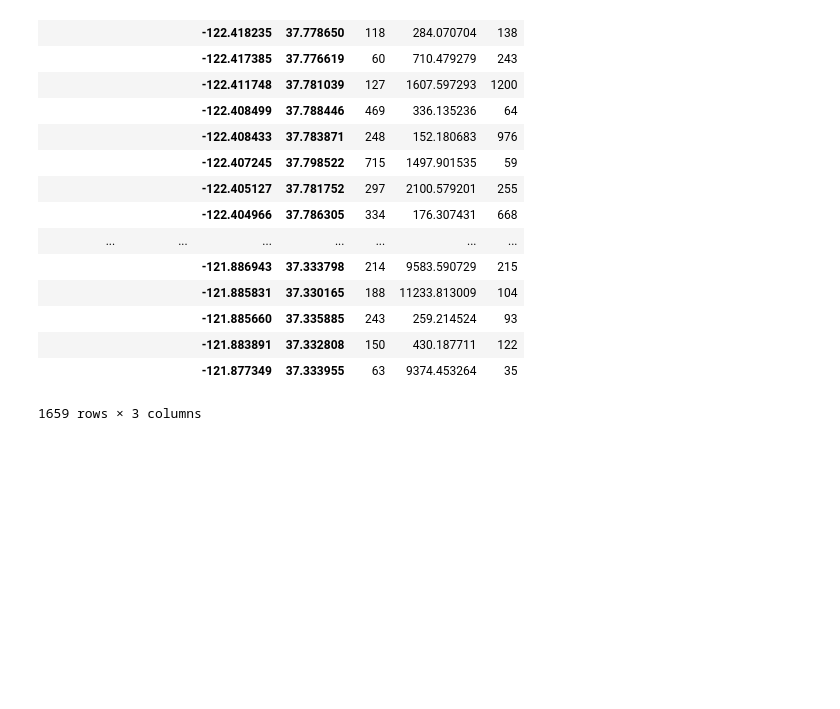
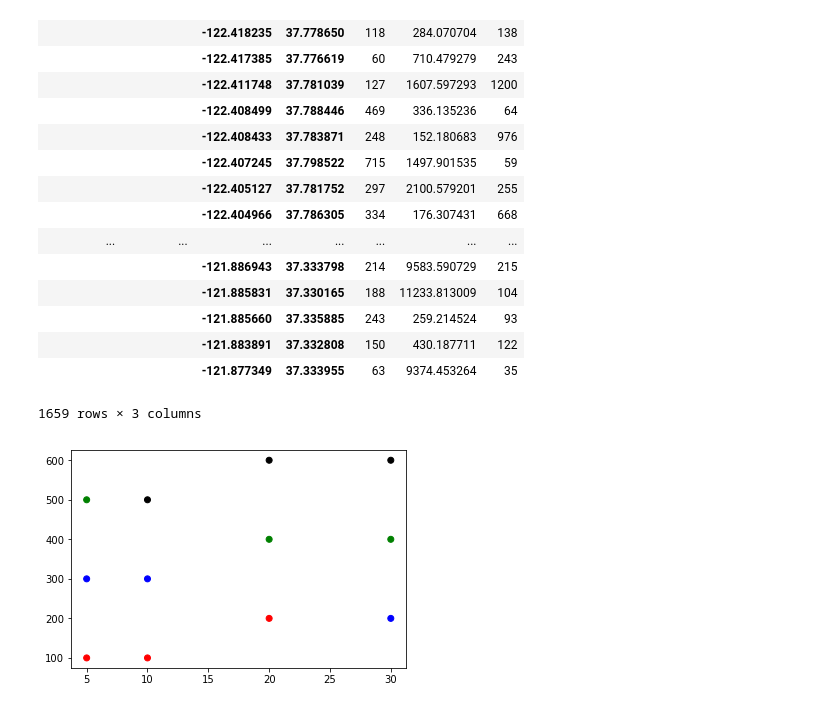
Before and after one commit to pabloernesto/sfBikes, a Jupyter notebook: robert_script.ipynb, the cells around one changed output. Cells and saved outputs as stored; diff of their text form; code cells hidden in the pictures; blank space fills up the shorter version.

Commit message:
nueva data

```diff
--- a/robert_script.ipynb
+++ b/robert_script.ipynb
@@ -830,3 +830,22 @@ trip_station.loc[(trip_station.subscription_type == 'Subscriber')]\
 |  |  | -121.883891 | 37.332808 | 150 | 430.187711 | 122 |
 |  |  | -121.877349 | 37.333955 | 63 | 9374.453264 | 35 |
 1659 rows × 3 columns
+# %%
+import matplotlib.pyplot as plt
+import pandas as pd
+
+carat = [5, 10, 20, 30, 5, 10, 20, 30, 5, 10, 20, 30]
+price = [100, 100, 200, 200, 300, 300, 400, 400, 500, 500, 600, 600]
+color =['D', 'D', 'D', 'E', 'E', 'E', 'F', 'F', 'F', 'G', 'G', 'G',]
+
+df = pd.DataFrame(dict(carat=carat, price=price, color=color))
+
+fig, ax = plt.subplots()
+
+colors = {'D':'red', 'E':'blue', 'F':'green', 'G':'black'}
+
+ax.scatter(df['carat'], df['price'], c=df['color'].apply(lambda x: colors[x]))
+
+plt.show()
+# %% [output]
+[figure, added]
```
Also changed, not shown: parts of 10 cells of this notebook, 3 other files.
